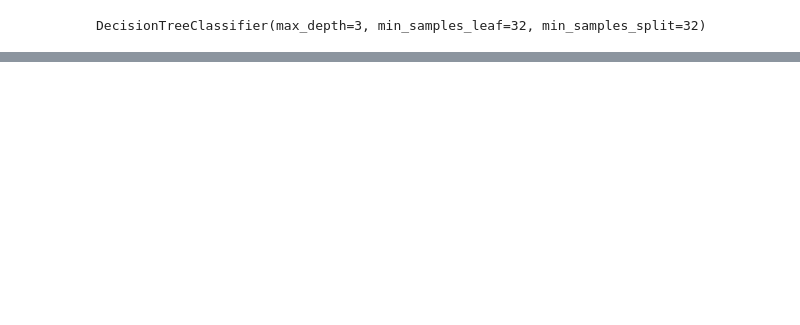
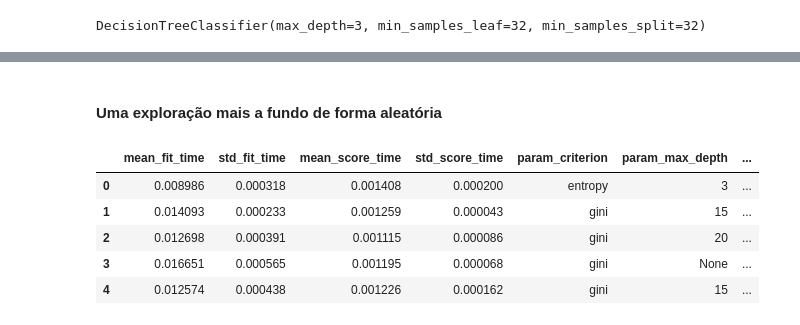
Before and after one commit to alvesalex-AI/al-ml, a Jupyter notebook: ML_otimizacao_modelos_por_hiperparametros/model1.ipynb, the cells around one changed output, grey strips where cells are left out. Saved outputs shown, nothing was run; the diff lists cells and outputs as text; code cells hidden in the pictures; blank space fills up the shorter version.

```diff
--- a/ML_otimizacao_modelos_por_hiperparametros/model1.ipynb
+++ b/ML_otimizacao_modelos_por_hiperparametros/model1.ipynb
@@ -613,0 +730,27 @@ graph
+# %% [markdown]
+#### Uma exploração mais a fundo de forma aleatória
+# %%
+espaco_de_parametros = {
+    "max_depth" : [3, 5, 10, 15, 20, 30, None],
+    "min_samples_split" : randint(32, 128),
+    "min_samples_leaf" : randint(32, 128),
+    "criterion" : ["gini", "entropy"]
+}
+
+busca = RandomizedSearchCV(DecisionTreeClassifier(),
+                     espaco_de_parametros,
+                     n_iter=64,
+                     cv = KFold(n_splits=5, shuffle=True),
+                     random_state= SEED
+                     )
+
+busca.fit(x_azar, y_azar)
+resultados = pd.DataFrame(busca.cv_results_)
+resultados.head()
+# %% [output]
+|  | mean_fit_time | std_fit_time | mean_score_time | std_score_time | param_criterion | param_max_depth | ... |
+| 0 | 0.008986 | 0.000318 | 0.001408 | 0.000200 | entropy | 3 | ... |
+| 1 | 0.014093 | 0.000233 | 0.001259 | 0.000043 | gini | 15 | ... |
+| 2 | 0.012698 | 0.000391 | 0.001115 | 0.000086 | gini | 20 | ... |
+| 3 | 0.016651 | 0.000565 | 0.001195 | 0.000068 | gini | None | ... |
+| 4 | 0.012574 | 0.000438 | 0.001226 | 0.000162 | gini | 15 | ... |
```
Also changed, not shown: parts of 31 cells of this notebook.
